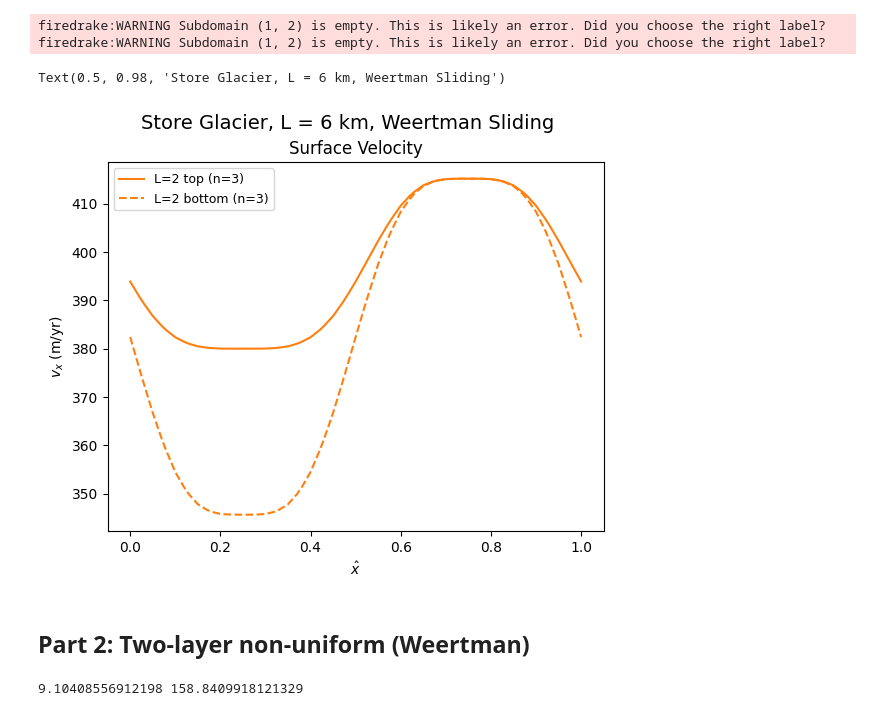
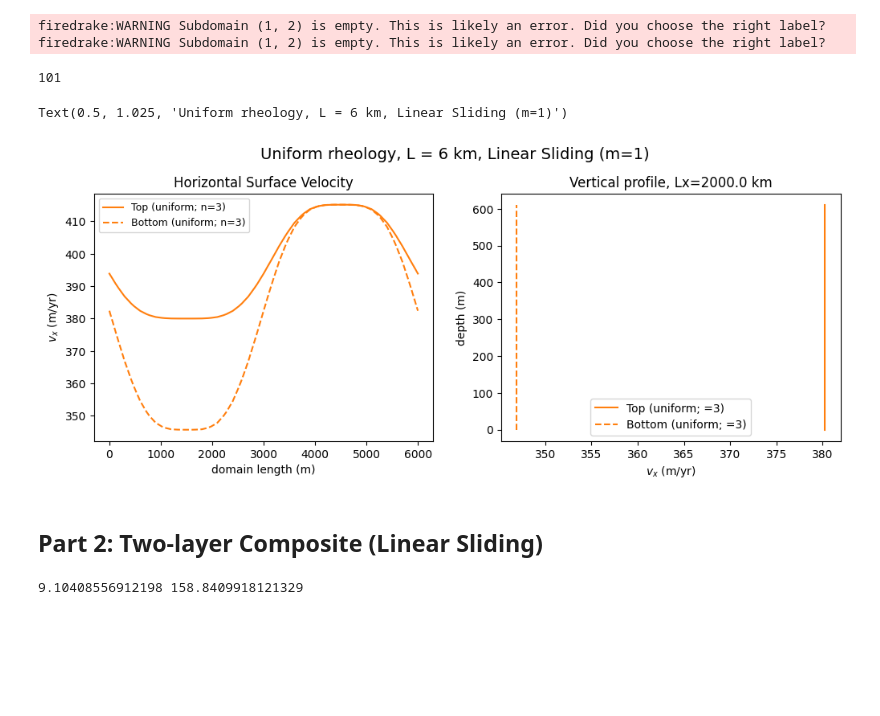
Before and after one commit to bwright05/two-layer-rheology, a Jupyter notebook: store-doyle2018.ipynb, the cells around one changed output. Saved outputs shown, nothing was run; the diff lists cells and outputs as text; code cells hidden in the pictures; blank space fills up the shorter version.

Commit message:
Fixed sliding law + figures

```diff
--- a/store-doyle2018.ipynb
+++ b/store-doyle2018.ipynb
@@ -140,25 +140,52 @@ y_mid = Lx/2
 
 def extract_profile(u_func):
     return np.array([u_func.at([xi*Lx, y_mid])[0] for xi in x_hat])
+# %%
+###extracting vertical profile of horizontal velocity
+z_hat = np.linspace(0, 1, n_sample)
+x_mid = Lx - 4000 #choosing a "slice" along the centerline
+
+#[0] is horizontal velocity
+def extract_profile_vert(u_func):
+    depth = z_hat*600 #611 is total ice thickness
+    return np.array([u_func.at([x_mid, zi])[0] for zi in depth])
 # %%
 ###getting profiles
+#horizontal
 profile_bot = extract_profile(u_bottom)
 profile_top = extract_profile(u_top)
+
+#vertical
+profile_bot_depth = extract_profile_vert(u_bottom)
+profile_top_depth = extract_profile_vert(u_top)
+# %%
+depth.size
+# %% [output]
+101
 # %%
 ###plotting
-fig, axes = plt.subplots()
-plt.plot(x_hat, profile_top, 'C1-', label='L=2 top (n=3)')
-plt.plot(x_hat, profile_bot, 'C1--', label='L=2 bottom (n=3)')
-axes.set_xlabel(r'$\hat{x}$')
-axes.set_ylabel(r'$v_x$ (m/yr)')
-axes.set_title('Surface Velocity')
-axes.legend(fontsize=9)
-fig.suptitle(f"Store Glacier, L = {Lx/1e3:.0f} km, Weertman Sliding", fontsize=14)
+fig, (ax1, ax2) = plt.subplots(1, 2, figsize=(12, 4))
+ax1.plot(x_hat*Lx, profile_top, 'C1-', label='Top (uniform; n=3)')
+ax1.plot(x_hat*Lx, profile_bot, 'C1--', label='Bottom (uniform; n=3)')
+ax1.set_xlabel('domain length (m)')
+ax1.set_ylabel(r'$v_x$ (m/yr)')
+ax1.set_title('Horizontal Surface Velocity')
+ax1.legend(fontsize=9)
+
+ax2.plot(profile_top_depth, depth, 'C1-', label='Top (uniform; =3)')
+ax2.plot(profile_bot_depth, depth, 'C1--', label='Bottom (uniform; =3)')
+ax2.set_xlabel(r'$v_x$ (m/yr)')
+ax2.set_ylabel('depth (m)')
+ax2.set_title(f'Vertical profile, Lx={x_mid} km')
+#ax2.set_xlim(370, 390)
+ax2.legend()
+
+fig.suptitle(f"Uniform rheology, L = {Lx/1e3:.0f} km, Linear Sliding (m=1)", fontsize=14, y=1.025)
 # %% [output]
-Text(0.5, 0.98, 'Store Glacier, L = 6 km, Weertman Sliding')
+Text(0.5, 1.025, 'Uniform rheology, L = 6 km, Linear Sliding (m=1)')
-[figure, old version]
+[figure, new version]
 # %% [markdown]
-## <b> Part 2: Two-layer non-uniform (Weertman)
+## <b> Part 2: Two-layer Composite (Linear Sliding)
 # %%
 ## A top ~9.10
 T = 273.15
```
Also changed, not shown: parts of 6 cells of this notebook, 1 other file.
